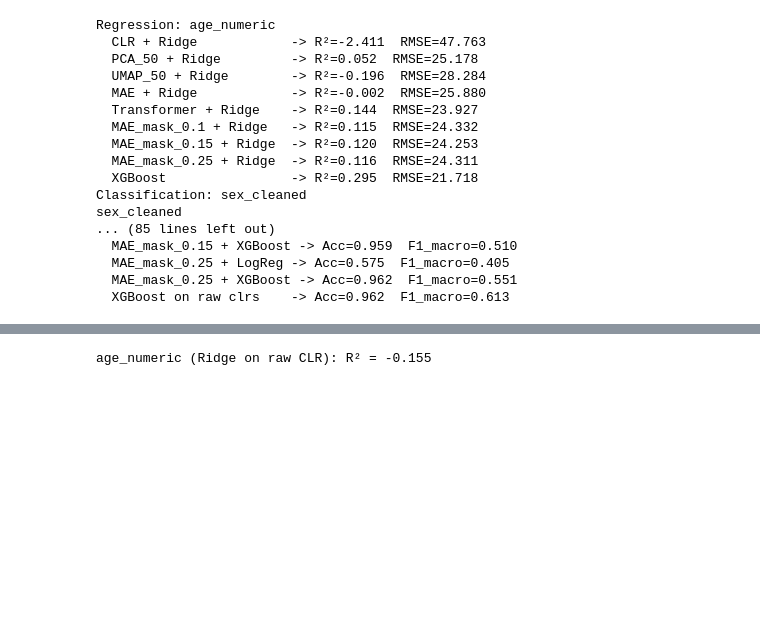
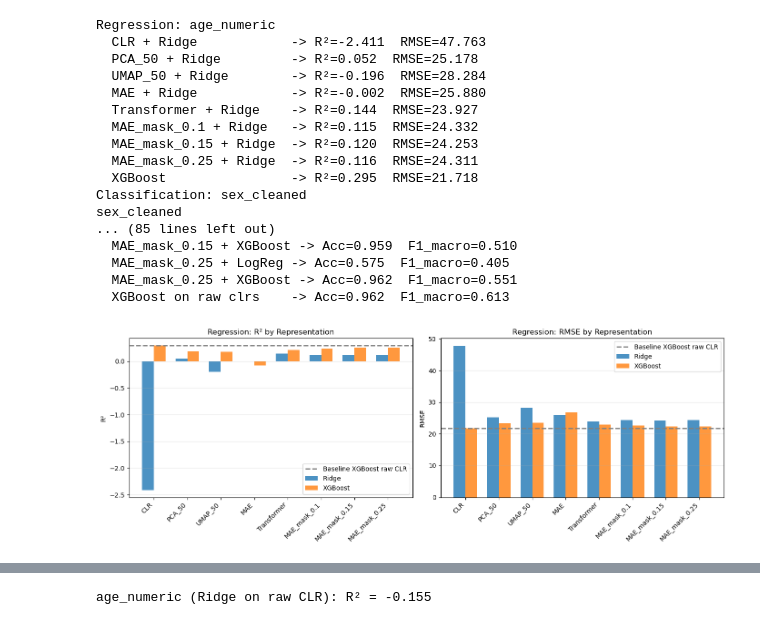
Before and after one commit to Philumination/masked-transformer-comparison, a Jupyter notebook: notebooks/initial-stuff.ipynb, the cells around one changed output, grey strips where cells are left out. Cells and saved outputs as stored; diff of their text form; code cells hidden in the pictures; blank space fills up the shorter version.

Commit message:
new plots for performance

```diff
--- a/notebooks/initial-stuff.ipynb
+++ b/notebooks/initial-stuff.ipynb
@@ -507,0 +667,90 @@ sex_cleaned
+# %%
+# plots by targets
+
+import matplotlib.pyplot as plt
+import pandas as pd
+
+# --- Regression plots ---
+def plot_regression_results(regression_results):
+    reps = regression_results["representations"]
+    baseline = regression_results["baseline"]["XGBoost on raw clrs"]
+
+    rep_names = list(reps.keys())
+    ridge_r2 = [reps[rep]["Ridge"]["R²"] for rep in rep_names]
+    xgb_r2 = [reps[rep]["XGBoost"]["R²"] for rep in rep_names]
+    ridge_rmse = [reps[rep]["Ridge"]["RMSE"] for rep in rep_names]
+    xgb_rmse = [reps[rep]["XGBoost"]["RMSE"] for rep in rep_names]
+
+    fig, axes = plt.subplots(1, 2, figsize=(14, 5))
+
+    x = range(len(rep_names))
+    width = 0.35
+
+    axes[0].bar([i - width/2 for i in x], ridge_r2, width, label="Ridge", alpha=0.8)
+    axes[0].bar([i + width/2 for i in x], xgb_r2, width, label="XGBoost", alpha=0.8)
+    axes[0].axhline(baseline["R²"], color="gray", linestyle="--", linewidth=2, label="Baseline XGBoost raw CLR")
+    axes[0].set_ylabel("R²")
+    axes[0].set_title("Regression: R² by Representation")
+    axes[0].set_xticks(x)
+    axes[0].set_xticklabels(rep_names, rotation=45, ha="right")
+    axes[0].legend()
+    axes[0].grid(True, alpha=0.3, axis="y")
+
+    axes[1].bar([i - width/2 for i in x], ridge_rmse, width, label="Ridge", alpha=0.8)
+    axes[1].bar([i + width/2 for i in x], xgb_rmse, width, label="XGBoost", alpha=0.8)
+    axes[1].axhline(baseline["RMSE"], color="gray", linestyle="--", linewidth=2, label="Baseline XGBoost raw CLR")
+    axes[1].set_ylabel("RMSE")
+    axes[1].set_title("Regression: RMSE by Representation")
+    axes[1].set_xticks(x)
+    axes[1].set_xticklabels(rep_names, rotation=45, ha="right")
+    axes[1].legend()
+    axes[1].grid(True, alpha=0.3, axis="y")
+
+    plt.tight_layout()
+    plt.show()
+
+# --- Classification plots ---
+def plot_classification_results(classification_results):
+    for target, results in classification_results.items():
+        reps = results["representations"]
+        baseline = results["baseline"]["XGBoost on raw clrs"]
+
+        rep_names = list(reps.keys())
+        logreg_acc = [reps[rep]["LogReg"]["Acc"] for rep in rep_names]
+        xgb_acc = [reps[rep]["XGBoost"]["Acc"] for rep in rep_names]
+        logreg_f1 = [reps[rep]["LogReg"]["F1_macro"] for rep in rep_names]
+        xgb_f1 = [reps[rep]["XGBoost"]["F1_macro"] for rep in rep_names]
+
+        fig, axes = plt.subplots(1, 2, figsize=(14, 5))
+
+        x = range(len(rep_names))
+        width = 0.35
+
+        axes[0].bar([i - width/2 for i in x], logreg_acc, width, label="LogReg", alpha=0.8)
+        axes[0].bar([i + width/2 for i in x], xgb_acc, width, label="XGBoost", alpha=0.8)
+        axes[0].axhline(baseline["Acc"], color="gray", linestyle="--", linewidth=2, label="Baseline XGBoost raw CLR")
+        axes[0].set_ylabel("Accuracy")
+        axes[0].set_title(f"{target}: Accuracy by Representation")
+        axes[0].set_xticks(x)
+        axes[0].set_xticklabels(rep_names, rotation=45, ha="right")
+        axes[0].legend()
+        axes[0].grid(True, alpha=0.3, axis="y")
+
+        axes[1].bar([i - width/2 for i in x], logreg_f1, width, label="LogReg", alpha=0.8)
+        axes[1].bar([i + width/2 for i in x], xgb_f1, width, label="XGBoost", alpha=0.8)
+        axes[1].axhline(baseline["F1_macro"], color="gray", linestyle="--", linewidth=2, label="Baseline XGBoost raw CLR")
+        axes[1].set_ylabel("F1_macro")
+        axes[1].set_title(f"{target}: F1_macro by Representation")
+        axes[1].set_xticks(x)
+        axes[1].set_xticklabels(rep_names, rotation=45, ha="right")
+        axes[1].legend()
+        axes[1].grid(True, alpha=0.3, axis="y")
+
+        plt.tight_layout()
+        plt.show()
+
+# --- Run plots ---
+plot_regression_results(regression_results)
+plot_classification_results(classification_results)
+# %% [output]
+[figure, added]
```
Also changed, not shown: parts of 3 cells of this notebook.
